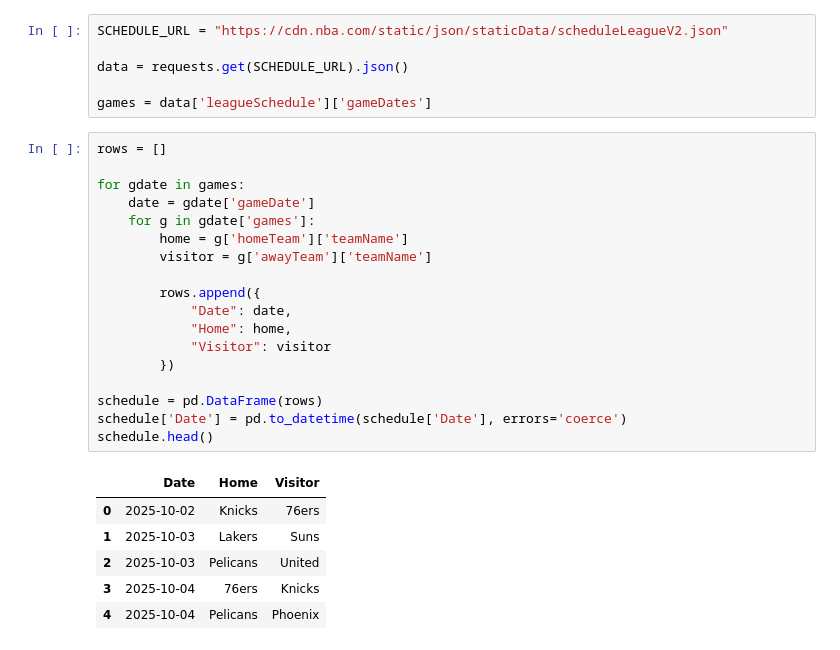
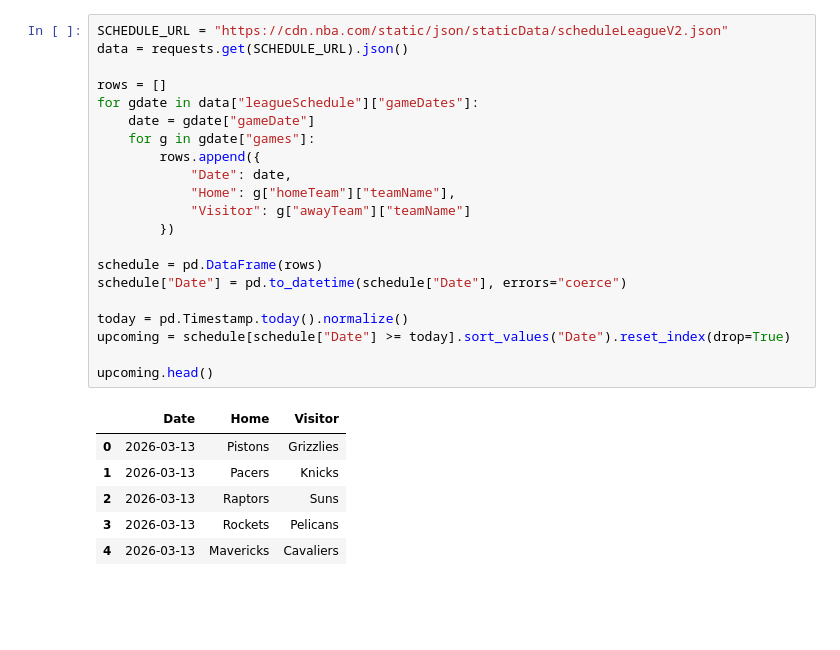
Before and after one commit to ealdridge98/nbaprediction, a Jupyter notebook: notebooks/04_predict_upcoming_games.ipynb, the cells around one changed output. Cells and saved outputs as stored; diff of their text form; blank space fills up the shorter version.

```diff
--- a/notebooks/04_predict_upcoming_games.ipynb
+++ b/notebooks/04_predict_upcoming_games.ipynb
@@ -24,31 +26,28 @@ team_games.head()
-# %%
-SCHEDULE_URL = "https://cdn.nba.com/static/json/staticData/scheduleLeagueV2.json"
-
-data = requests.get(SCHEDULE_URL).json()
-
-games = data['leagueSchedule']['gameDates']
 # %%
+SCHEDULE_URL = "https://cdn.nba.com/static/json/staticData/scheduleLeagueV2.json"
+data = requests.get(SCHEDULE_URL).json()
+
 rows = []
-
-for gdate in games:
-    date = gdate['gameDate']
-    for g in gdate['games']:
-        home = g['homeTeam']['teamName']
-        visitor = g['awayTeam']['teamName']
-
+for gdate in data["leagueSchedule"]["gameDates"]:
+    date = gdate["gameDate"]
+    for g in gdate["games"]:
         rows.append({
             "Date": date,
-            "Home": home,
-            "Visitor": visitor
+            "Home": g["homeTeam"]["teamName"],
+            "Visitor": g["awayTeam"]["teamName"]
         })
 
 schedule = pd.DataFrame(rows)
-schedule['Date'] = pd.to_datetime(schedule['Date'], errors='coerce')
-schedule.head()
+schedule["Date"] = pd.to_datetime(schedule["Date"], errors="coerce")
+
+today = pd.Timestamp.today().normalize()
+upcoming = schedule[schedule["Date"] >= today].sort_values("Date").reset_index(drop=True)
+
+upcoming.head()
 # %% [output]
 |  | Date | Home | Visitor |
-| 0 | 2025-10-02 | Knicks | 76ers |
-| 1 | 2025-10-03 | Lakers | Suns |
-| 2 | 2025-10-03 | Pelicans | United |
-| 3 | 2025-10-04 | 76ers | Knicks |
-| 4 | 2025-10-04 | Pelicans | Phoenix |
+| 0 | 2026-03-13 | Pistons | Grizzlies |
+| 1 | 2026-03-13 | Pacers | Knicks |
+| 2 | 2026-03-13 | Raptors | Suns |
+| 3 | 2026-03-13 | Rockets | Pelicans |
+| 4 | 2026-03-13 | Mavericks | Cavaliers |
```
Also changed, not shown: parts of 11 cells of this notebook, 10 other files.
